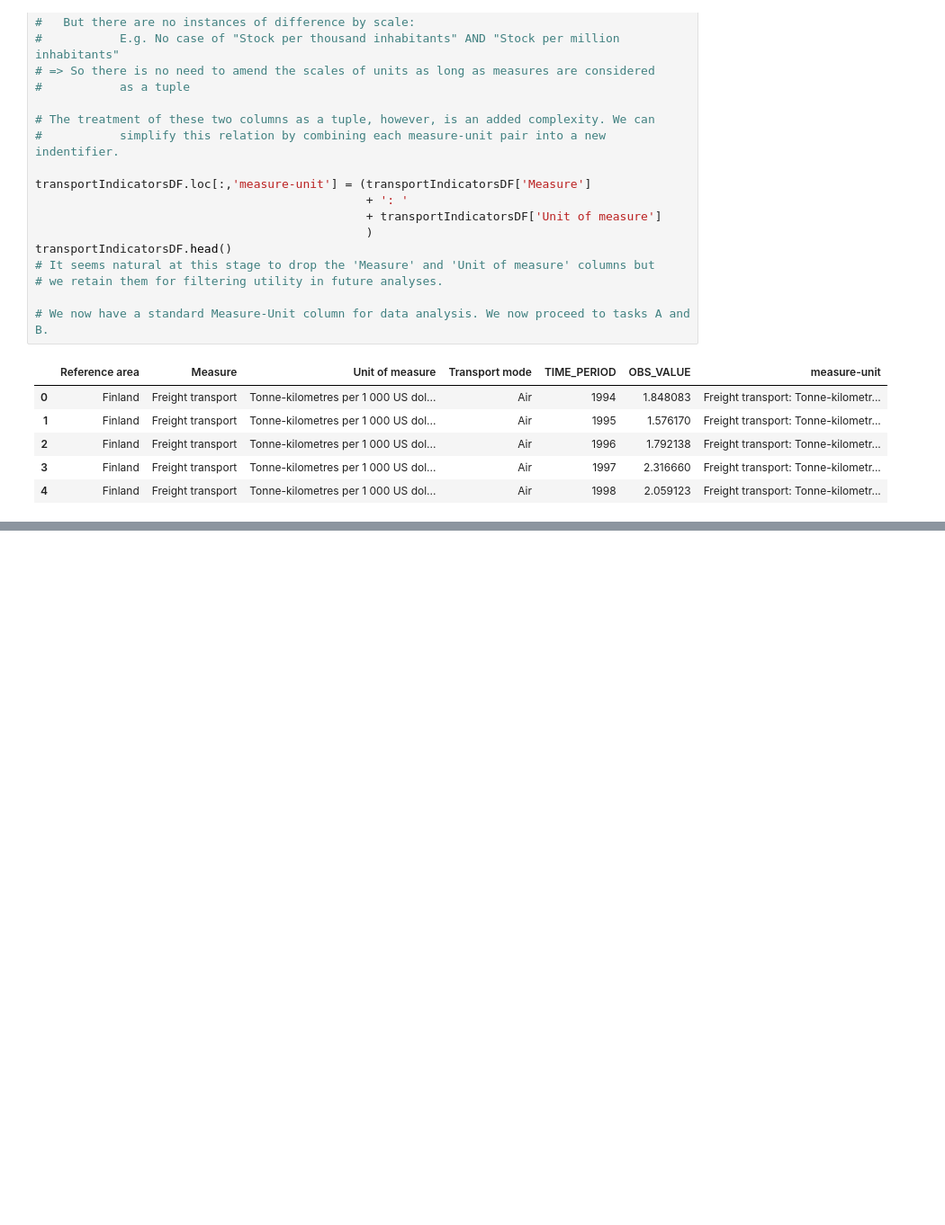
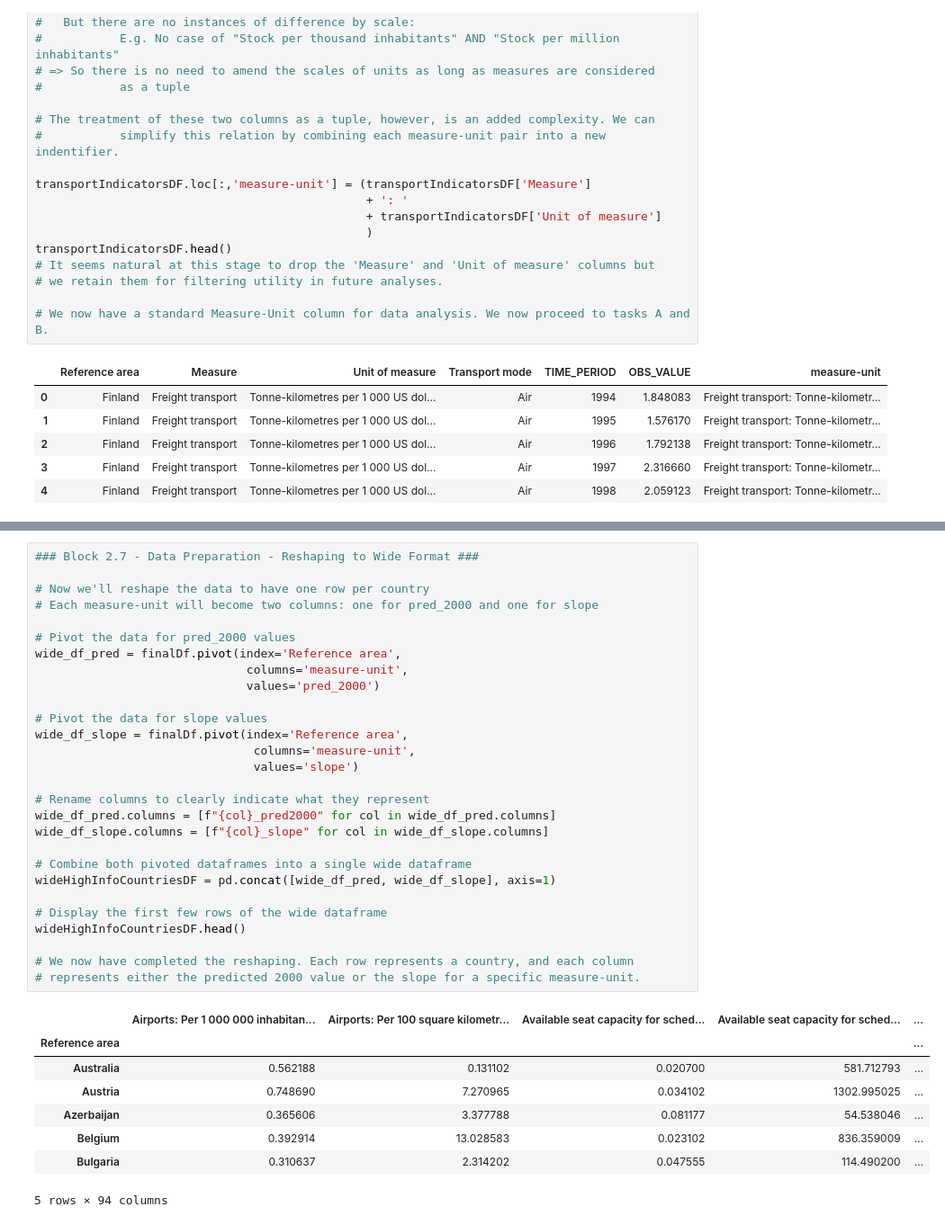
Before and after one commit to ayeachuri/transport_investment_analytics, a Jupyter notebook: OECD Transport Analysis.ipynb, the cells around one changed output, grey strips where cells are left out. Shown at 90% size. Cells and saved outputs as stored; diff of their text form; blank space fills up the shorter version.

```diff
--- a/OECD Transport Analysis.ipynb
+++ b/OECD Transport Analysis.ipynb
@@ -431,0 +571,37 @@ The number of countries included is:  43
+# %%
+### Block 2.7 - Data Preparation - Reshaping to Wide Format ###
+
+# Now we'll reshape the data to have one row per country
+# Each measure-unit will become two columns: one for pred_2000 and one for slope
+
+# Pivot the data for pred_2000 values
+wide_df_pred = finalDf.pivot(index='Reference area',
+                              columns='measure-unit',
+                              values='pred_2000')
+
+# Pivot the data for slope values
+wide_df_slope = finalDf.pivot(index='Reference area',
+                               columns='measure-unit',
+                               values='slope')
+
+# Rename columns to clearly indicate what they represent
+wide_df_pred.columns = [f"{col}_pred2000" for col in wide_df_pred.columns]
+wide_df_slope.columns = [f"{col}_slope" for col in wide_df_slope.columns]
+
+# Combine both pivoted dataframes into a single wide dataframe
+wideHighInfoCountriesDF = pd.concat([wide_df_pred, wide_df_slope], axis=1)
+
+# Display the first few rows of the wide dataframe
+wideHighInfoCountriesDF.head()
+
+# We now have completed the reshaping. Each row represents a country, and each column
+# represents either the predicted 2000 value or the slope for a specific measure-unit.
+# %% [output]
+|  | Airports: Per 1 000 000 inhabitan... | Airports: Per 100 square kilometr... | Available seat capacity for sched... | Available seat capacity for sched... | ... |
+| Reference area |  |  |  |  | ... |
+| Australia | 0.562188 | 0.131102 | 0.020700 | 581.712793 | ... |
+| Austria | 0.748690 | 7.270965 | 0.034102 | 1302.995025 | ... |
+| Azerbaijan | 0.365606 | 3.377788 | 0.081177 | 54.538046 | ... |
+| Belgium | 0.392914 | 13.028583 | 0.023102 | 836.359009 | ... |
+| Bulgaria | 0.310637 | 2.314202 | 0.047555 | 114.490200 | ... |
+5 rows × 94 columns
```
Also changed, not shown: parts of 14 cells of this notebook, 3 other files.
